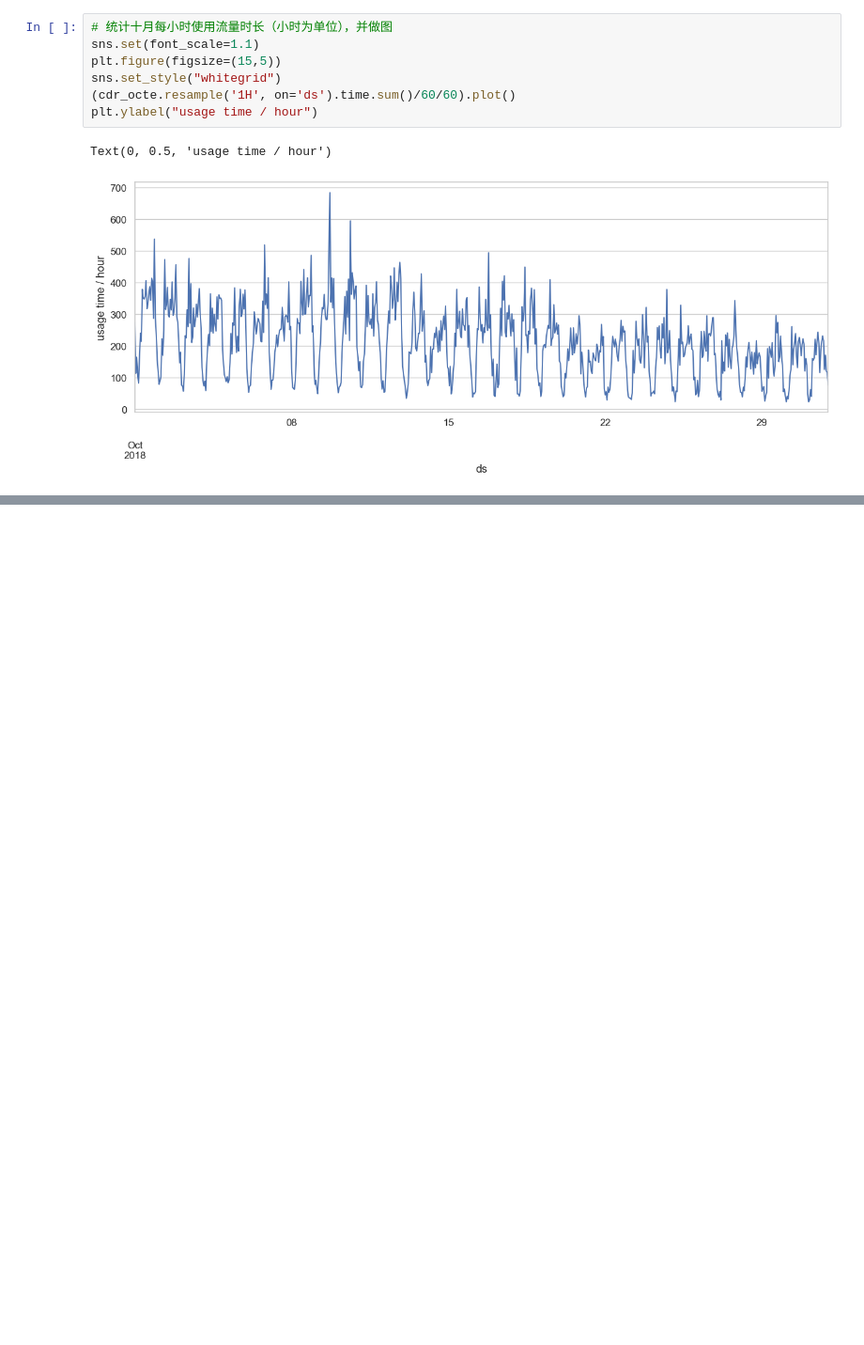
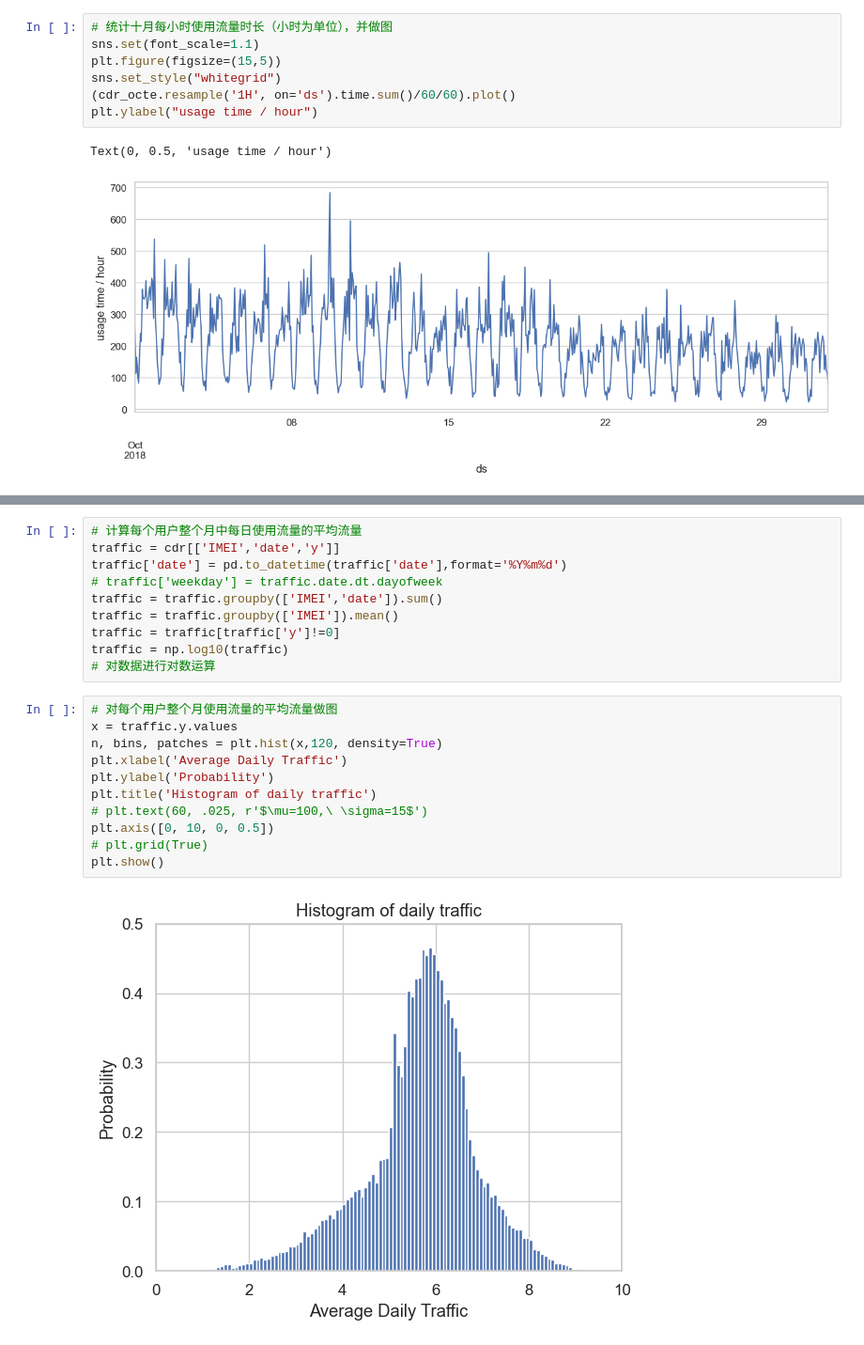
Before and after one commit to ChentingZ0/User_behaviour_data_analysis, a Jupyter notebook: preprocess.ipynb, the cells around one changed output, grey strips where cells are left out. Shown at 94% size. Cells and saved outputs as stored; diff of their text form; blank space fills up the shorter version.

```diff
--- a/main.ipynb
+++ b/preprocess.ipynb
@@ -280,0 +330,23 @@ Text(0, 0.5, 'usage time / hour')
+# %%
+# 计算每个用户整个月中每日使用流量的平均流量
+traffic = cdr[['IMEI','date','y']]
+traffic['date'] = pd.to_datetime(traffic['date'],format='%Y%m%d')
+# traffic['weekday'] = traffic.date.dt.dayofweek
+traffic = traffic.groupby(['IMEI','date']).sum()
+traffic = traffic.groupby(['IMEI']).mean()
+traffic = traffic[traffic['y']!=0]
+traffic = np.log10(traffic)
+# 对数据进行对数运算
+# %%
+# 对每个用户整个月使用流量的平均流量做图
+x = traffic.y.values
+n, bins, patches = plt.hist(x,120, density=True)
+plt.xlabel('Average Daily Traffic')
+plt.ylabel('Probability')
+plt.title('Histogram of daily traffic')
+# plt.text(60, .025, r'$\mu=100,\ \sigma=15$')
+plt.axis([0, 10, 0, 0.5])
+# plt.grid(True)
+plt.show()
+# %% [output]
+[figure, added]
```
Also changed, not shown: parts of 27 cells of this notebook.
